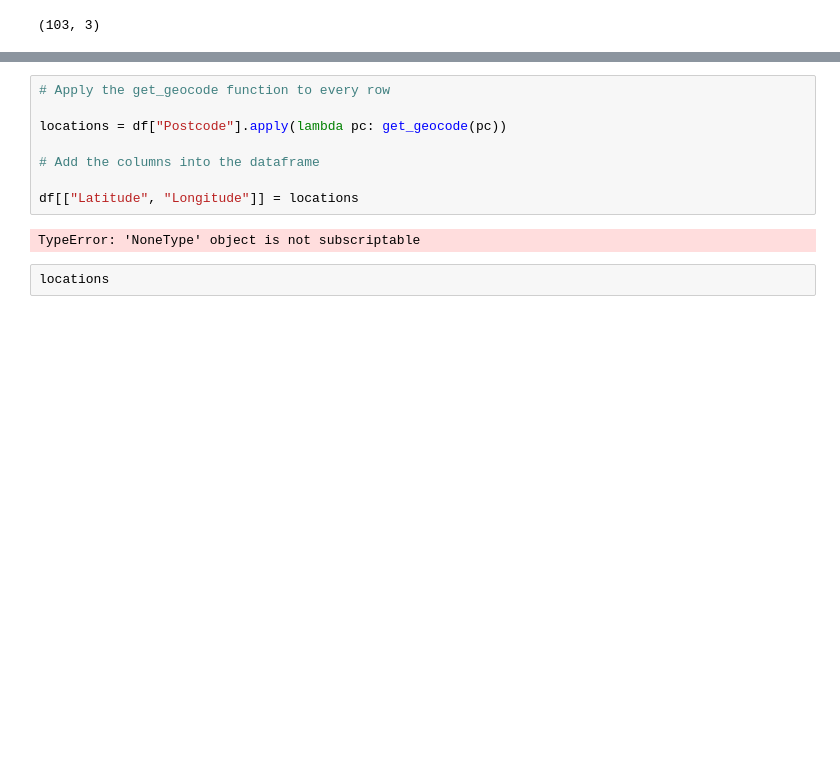
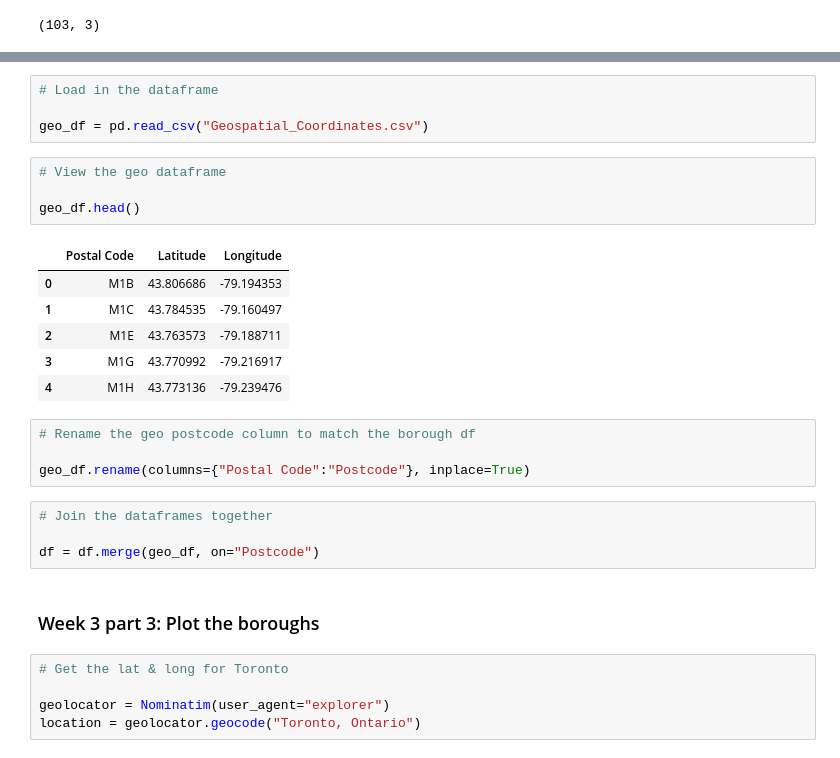
Before and after one commit to Peritract/Coursera_Capstone, a Jupyter notebook: IBM Capstone.ipynb, the cells around one changed output, grey strips where cells are left out. Cells and saved outputs as stored; diff of their text form; blank space fills up the shorter version.

```diff
--- a/IBM Capstone.ipynb
+++ b/IBM Capstone.ipynb
@@ -87,12 +83,30 @@ geocoder.google(f"M1E, 'Toronto, Ontario'")
-# %%
-# Apply the get_geocode function to every row
-
-locations = df["Postcode"].apply(lambda pc: get_geocode(pc))
-
-# Add the columns into the dataframe
-
-df[["Latitude", "Longitude"]] = locations
-# %% [output]
-TypeError: 'NoneType' object is not subscriptable
-# %%
-locations
+# %%
+# Load in the dataframe
+
+geo_df = pd.read_csv("Geospatial_Coordinates.csv")
+# %%
+# View the geo dataframe
+
+geo_df.head()
+# %% [output]
+|  | Postal Code | Latitude | Longitude |
+| 0 | M1B | 43.806686 | -79.194353 |
+| 1 | M1C | 43.784535 | -79.160497 |
+| 2 | M1E | 43.763573 | -79.188711 |
+| 3 | M1G | 43.770992 | -79.216917 |
+| 4 | M1H | 43.773136 | -79.239476 |
+# %%
+# Rename the geo postcode column to match the borough df
+
+geo_df.rename(columns={"Postal Code":"Postcode"}, inplace=True)
+# %%
+# Join the dataframes together
+
+df = df.merge(geo_df, on="Postcode")
+# %% [markdown]
+### Week 3 part 3: Plot the boroughs
+# %%
+# Get the lat & long for Toronto
+
+geolocator = Nominatim(user_agent="explorer")
+location = geolocator.geocode("Toronto, Ontario")
```
Also changed, not shown: parts of 19 cells of this notebook, 1 other file.
